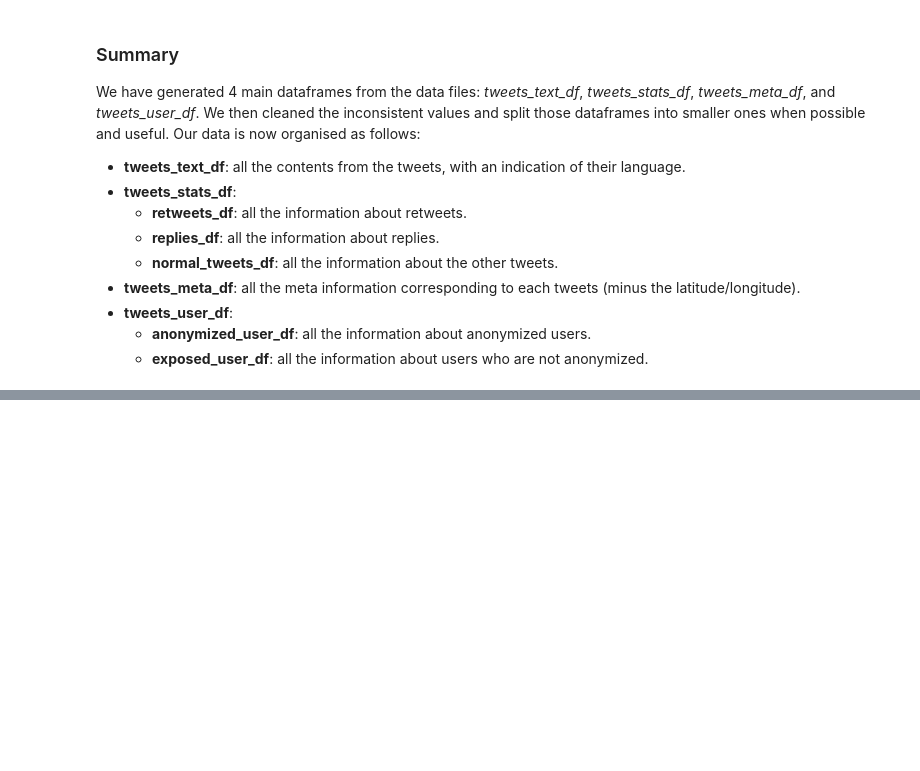
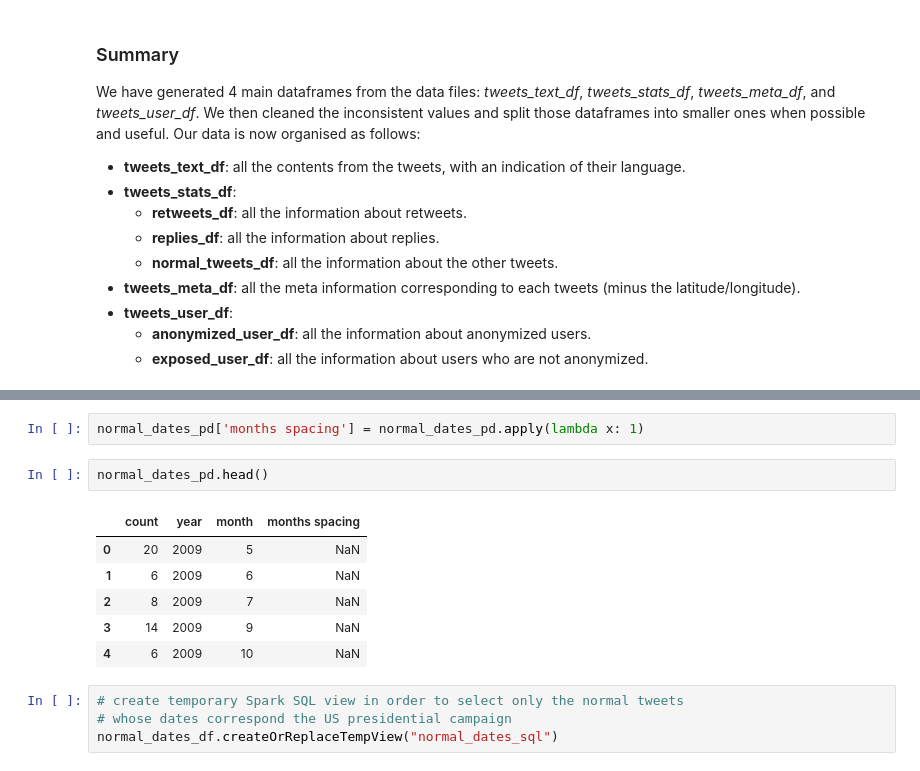
Before and after one commit to MaxDimi/Project-ADA-2018, a Jupyter notebook: project_notebook_Tweets.ipynb, the cells around one changed output, grey strips where cells are left out. Drawn from its saved outputs; the diff is of its cells as text; blank space fills up the shorter version.

```diff
--- a/project_notebook_Tweets.ipynb
+++ b/project_notebook_Tweets.ipynb
@@ -496,0 +597,15 @@ We have generated 4 main dataframes from the data files: *tweets_text_df*, *twee
+# %%
+normal_dates_pd['months spacing'] = normal_dates_pd.apply(lambda x: 1)
+# %%
+normal_dates_pd.head()
+# %% [output]
+|  | count | year | month | months spacing |
+| 0 | 20 | 2009 | 5 | NaN |
+| 1 | 6 | 2009 | 6 | NaN |
+| 2 | 8 | 2009 | 7 | NaN |
+| 3 | 14 | 2009 | 9 | NaN |
+| 4 | 6 | 2009 | 10 | NaN |
+# %%
+# create temporary Spark SQL view in order to select only the normal tweets
+# whose dates correspond the US presidential campaign
+normal_dates_df.createOrReplaceTempView("normal_dates_sql")
```
Also changed, not shown: parts of 19 cells of this notebook.
